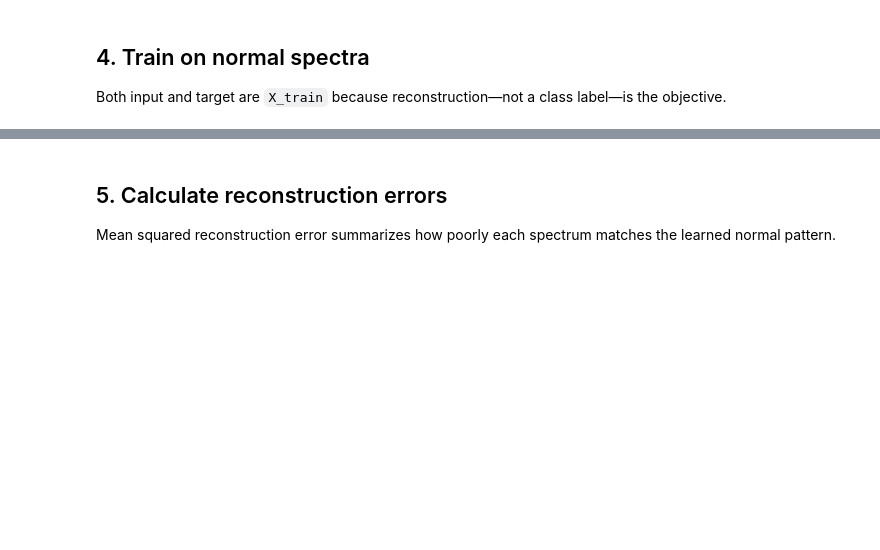
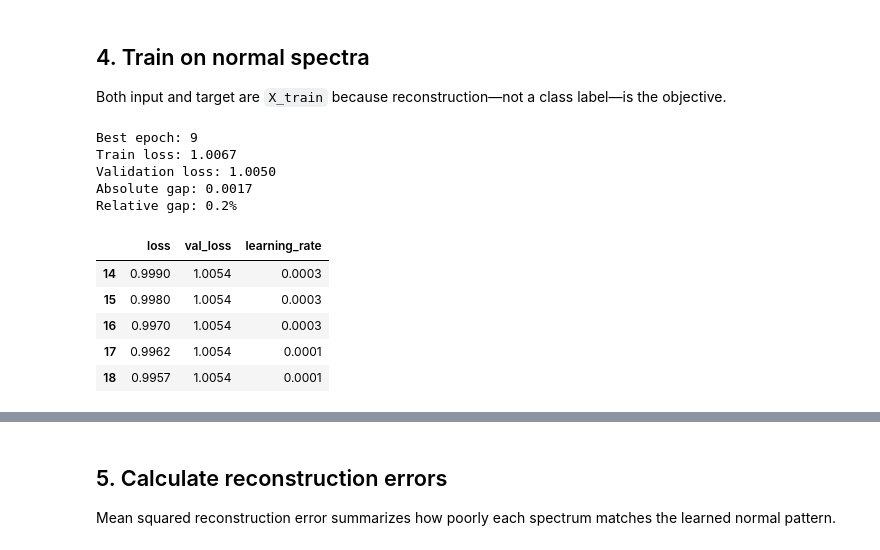
Before and after one commit to khairuladib94/dl-food-research, a Jupyter notebook: session-6/notebooks/05_autoencoder_anomaly_tensorflow_keras.ipynb, the cells around one changed output, grey strips where cells are left out. Saved outputs shown, nothing was run; the diff lists cells and outputs as text; code cells hidden in the pictures; blank space fills up the shorter version.

```diff
--- a/session-6/notebooks/05_autoencoder_anomaly_tensorflow_keras.ipynb
+++ b/session-6/notebooks/05_autoencoder_anomaly_tensorflow_keras.ipynb
@@ -188,8 +208,8 @@ The decoder expands the bottleneck back to the original number of spectral bands
 # %%
 decoder = keras.Sequential([
     layers.Input(shape=(6,)),
-    layers.Dense(24, activation='relu'),
-    layers.Dense(96, activation='relu'),
+    layers.Dense(12, activation='relu', kernel_regularizer=regularizer),
+    layers.Dense(48, activation='relu', kernel_regularizer=regularizer),
     layers.Dense(input_dim)
 ], name='decoder')
 # %% [markdown]
@@ -200,5 +220,8 @@ Training minimizes reconstruction mean squared error between each normal input a
 inputs = keras.Input(shape=(input_dim,))
 reconstructions = decoder(encoder(inputs))
 autoencoder = keras.Model(inputs, reconstructions, name='spectral_autoencoder')
-autoencoder.compile(optimizer=keras.optimizers.Adam(0.001), loss='mse')
+autoencoder.compile(
+    optimizer=keras.optimizers.Adam(learning_rate=5e-4),
+    loss='mse'
+)
 autoencoder.summary()
@@ -206,14 +243,49 @@ autoencoder.summary()
 ## 4. Train on normal spectra
 
 Both input and target are `X_train` because reconstruction—not a class label—is the objective.
-# %%
-history = autoencoder.fit(
-    X_train, X_train,
-    validation_split=0.20,
-    epochs=30,
-    batch_size=32,
-    verbose=0
-)
-history_table(history)
+# %%
+callbacks = [
+    keras.callbacks.EarlyStopping(
+        monitor='val_loss', patience=12, min_delta=1e-4,
+        restore_best_weights=True
+    ),
+    keras.callbacks.ReduceLROnPlateau(
+        monitor='val_loss', factor=0.5, patience=5,
+        min_lr=1e-5
+    )
+]
+
+history = autoencoder.fit(
+    X_train, X_train,
+    validation_split=0.20,
+    epochs=120,
+    batch_size=32,
+    shuffle=True,
+    callbacks=callbacks,
+    verbose=0
+)
+
+hist = pd.DataFrame(history.history)
+best_epoch = hist['val_loss'].idxmin()
+best_train = hist.loc[best_epoch, 'loss']
+best_val = hist.loc[best_epoch, 'val_loss']
+print(f'Best epoch: {best_epoch + 1}')
+print(f'Train loss: {best_train:.4f}')
+print(f'Validation loss: {best_val:.4f}')
+print(f'Absolute gap: {abs(best_val - best_train):.4f}')
+print(f'Relative gap: {abs(best_val - best_train) / best_train:.1%}')
+history_table(history)
+# %% [output]
+Best epoch: 9
+Train loss: 1.0067
+Validation loss: 1.0050
+Absolute gap: 0.0017
+Relative gap: 0.2%
+|  | loss | val_loss | learning_rate |
+| 14 | 0.9990 | 1.0054 | 0.0003 |
+| 15 | 0.9980 | 1.0054 | 0.0003 |
+| 16 | 0.9970 | 1.0054 | 0.0003 |
+| 17 | 0.9962 | 1.0054 | 0.0001 |
+| 18 | 0.9957 | 1.0054 | 0.0001 |
 # %%
 plot_history(history, metrics=['loss'], title='Autoencoder reconstruction learning curve')
```
Also changed, not shown: parts of 13 cells of this notebook.
